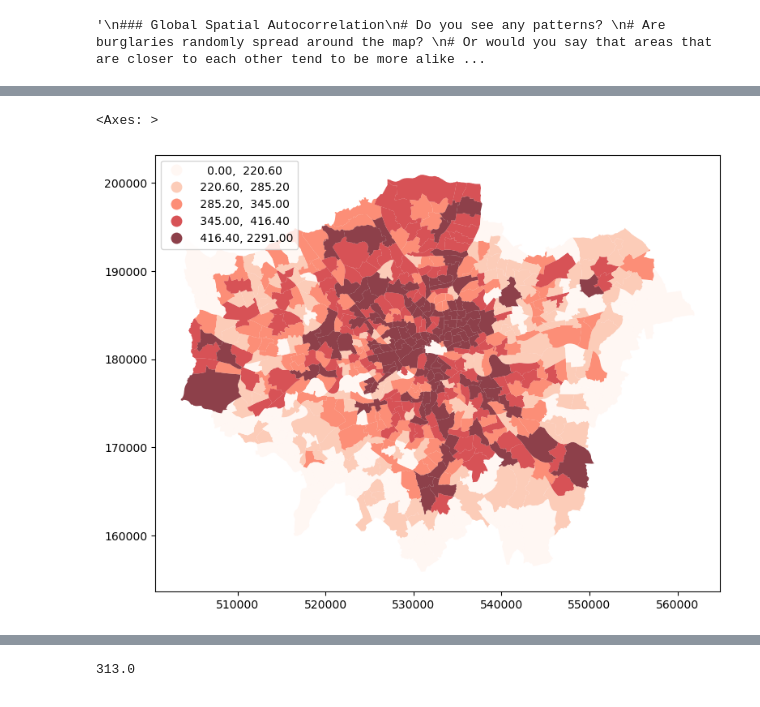
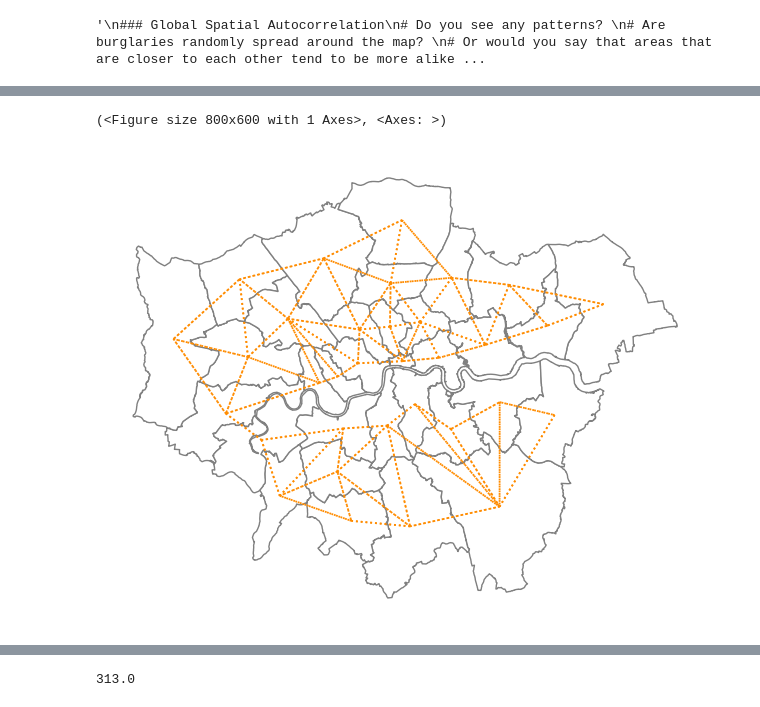
Before and after one commit to mushtary-mumu/crime_patterns, a Jupyter notebook: src/notebooks/spatial_autocorrelation_example.ipynb, the cells around one changed output, grey strips where cells are left out. Drawn from its saved outputs; the diff is of its cells as text; code cells hidden in the pictures.

```diff
--- a/src/notebooks/spatial_autocorrelation_example.ipynb
+++ b/src/notebooks/spatial_autocorrelation_example.ipynb
@@ -122,17 +111,0 @@ ax.set_axis_off()
-# %%
-fig, ax = plt.subplots(1, figsize=(9, 9))
-burglary_ward.plot(
-    column="2019_total",
-    cmap="Reds",
-    scheme="Quantiles",
-    k=5,
-    edgecolor="white",
-    linewidth=0.0,
-    alpha=0.75,
-    legend=True,
-    legend_kwds={"loc": 2},
-    ax=ax,
-)
-# %% [output]
-<Axes: >
-[figure, removed]
@@ -140,0 +112,7 @@ london_ward = london_ward.set_index("GSS_CODE")
+# %%
+w_rook_borough = spatial_regression.create_weights_matrix(london_borough, method="queen", k=5)
+# %%
+plotting.plot_weights_matrix(london_borough, w_rook_borough, figsize=(8,6))
+# %% [output]
+(<Figure size 800x600 with 1 Axes>, <Axes: >)
+[figure, added]
```
Also changed, not shown: parts of 36 cells of this notebook, 2 other files.
